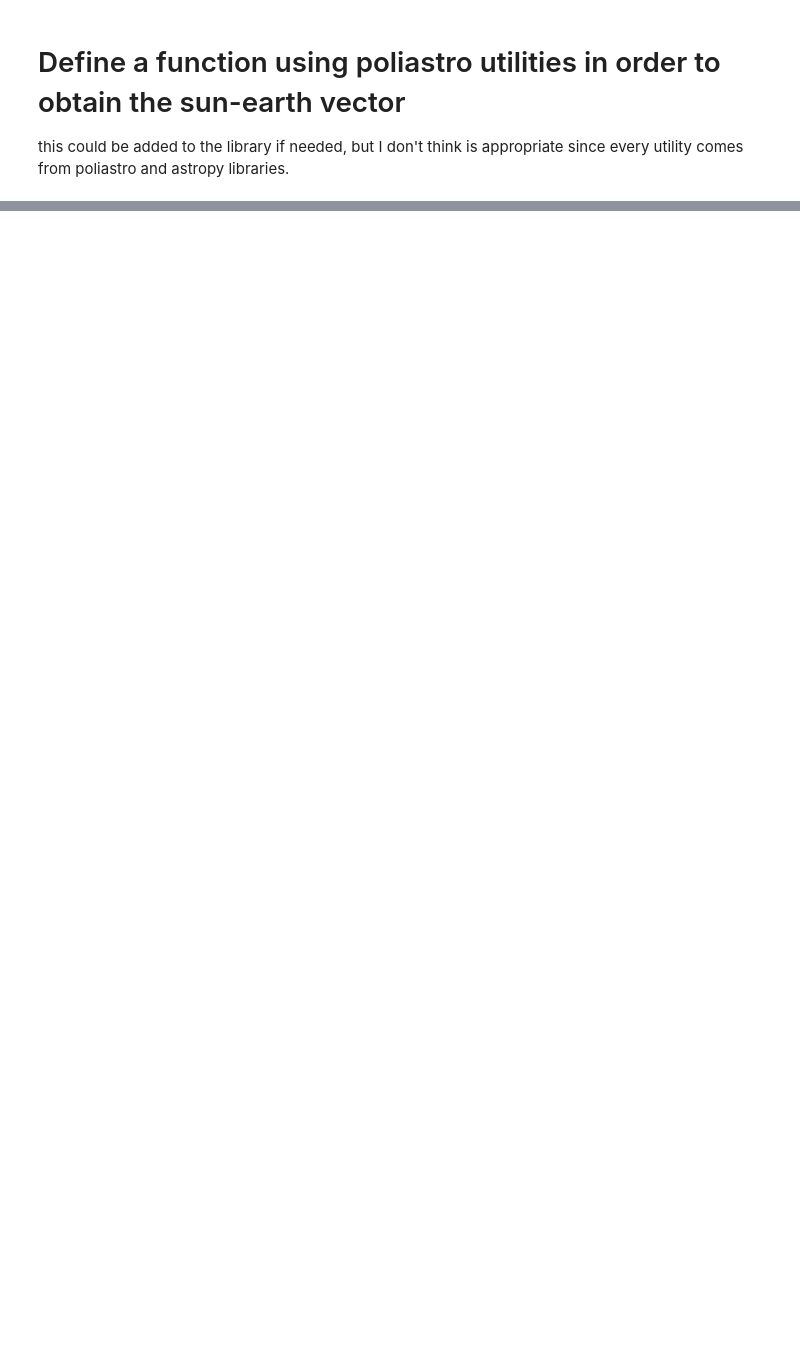
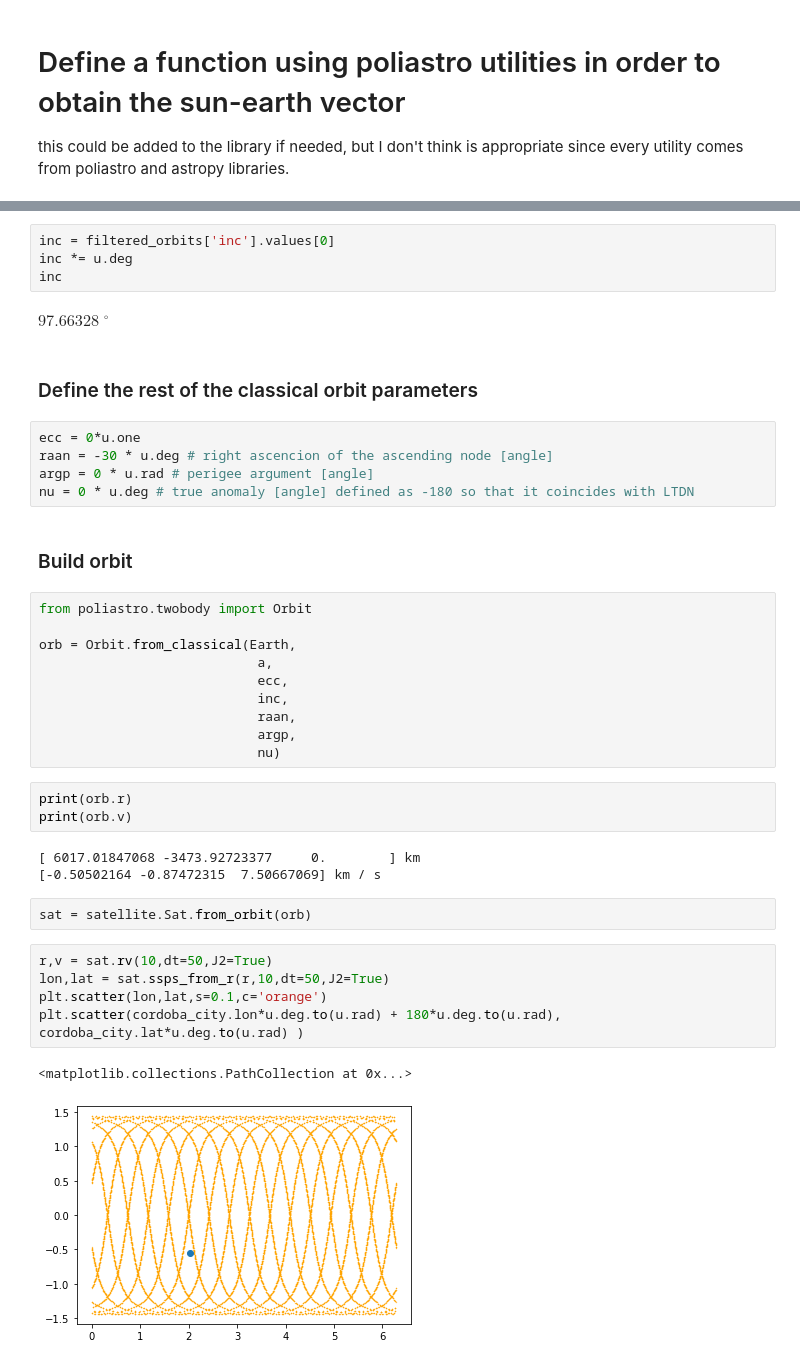
Before and after one commit to ivanbelenky/Ctll, a Jupyter notebook: notebooks/Test Case.ipynb, the cells around one changed output, grey strips where cells are left out. Drawn from its saved outputs; the diff is of its cells as text; blank space fills up the shorter version.

Commit message:
Added angles, time utilities, progress on test case

```diff
--- a/notebooks/Test Case.ipynb
+++ b/notebooks/Test Case.ipynb
@@ -85,0 +128,41 @@ lat
+# %%
+inc = filtered_orbits['inc'].values[0]
+inc *= u.deg
+inc
+# %% [output]
+$97.66328 \; \mathrm{{}^{\circ}}$
+# %% [markdown]
+### Define the rest of the classical orbit parameters
+# %%
+ecc = 0*u.one
+raan = -30 * u.deg # right ascencion of the ascending node [angle]
+argp = 0 * u.rad # perigee argument [angle]
+nu = 0 * u.deg # true anomaly [angle] defined as -180 so that it coincides with LTDN
+# %% [markdown]
+### Build orbit
+# %%
+from poliastro.twobody import Orbit
+
+orb = Orbit.from_classical(Earth,
+                            a,
+                            ecc,
+                            inc,
+                            raan,
+                            argp,
+                            nu)
+# %%
+print(orb.r)
+print(orb.v)
+# %% [output]
+[ 6017.01847068 -3473.92723377     0.        ] km
+[-0.50502164 -0.87472315  7.50667069] km / s
+# %%
+sat = satellite.Sat.from_orbit(orb)
+# %%
+r,v = sat.rv(10,dt=50,J2=True)
+lon,lat = sat.ssps_from_r(r,10,dt=50,J2=True)
+plt.scatter(lon,lat,s=0.1,c='orange')
+plt.scatter(cordoba_city.lon*u.deg.to(u.rad) + 180*u.deg.to(u.rad), cordoba_city.lat*u.deg.to(u.rad) )
+# %% [output]
+<matplotlib.collections.PathCollection at 0x...>
+[figure, added]
```
Also changed, not shown: parts of 41 cells of this notebook, 6 other files.
